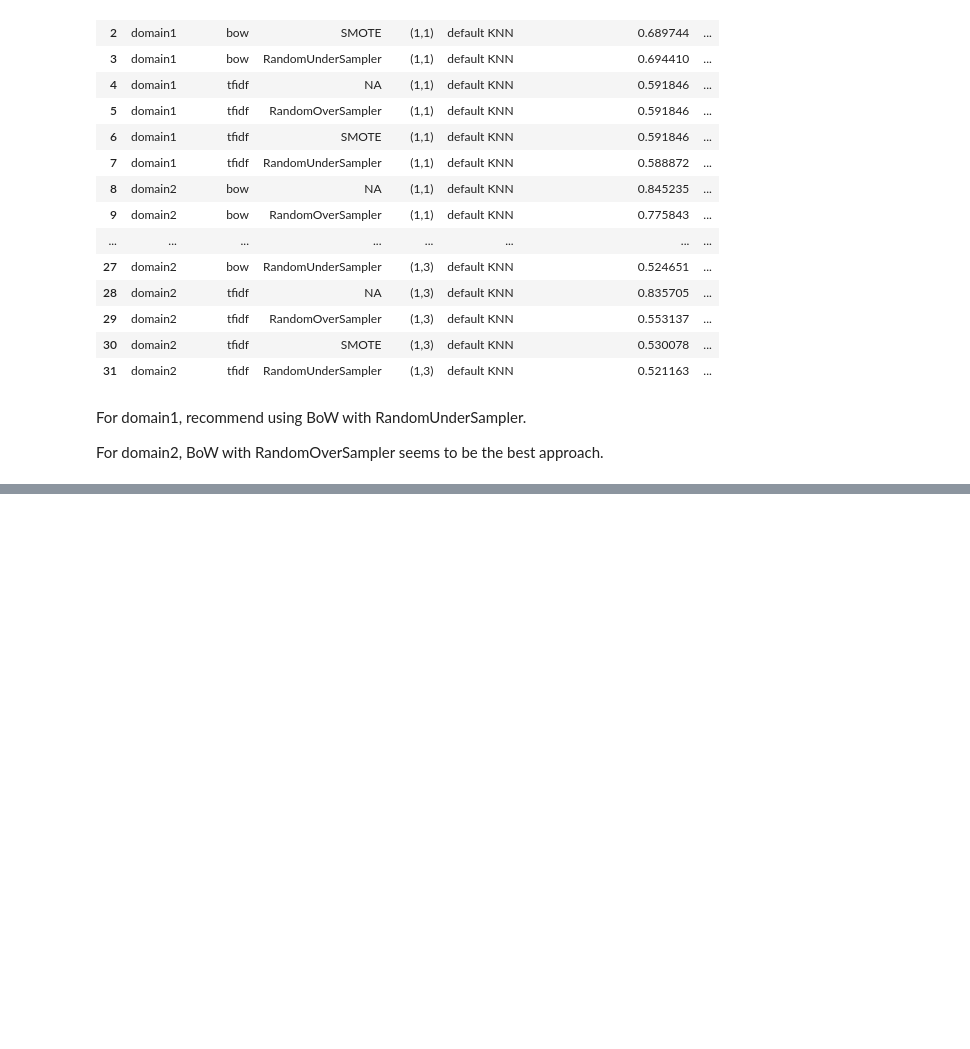
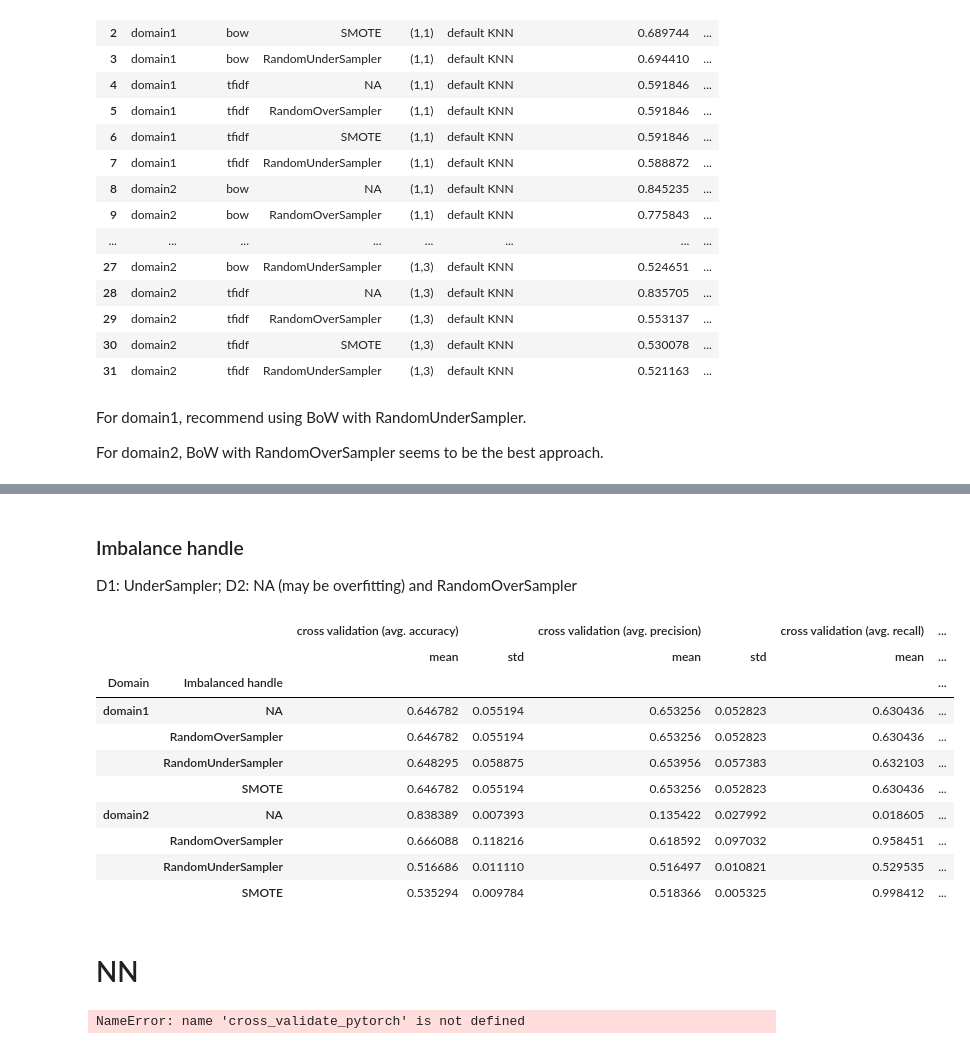
Before and after one commit to hoapple/machine_write_detection, a Jupyter notebook: notebook/KNN.ipynb, the cells around one changed output, grey strips where cells are left out. Cells and saved outputs as stored; diff of their text form; code cells hidden in the pictures; blank space fills up the shorter version.

```diff
--- a/notebook/KNN.ipynb
+++ b/notebook/KNN.ipynb
@@ -246,0 +301,25 @@ For domain2, BoW with RandomOverSampler seems to be the best approach.
+# %% [markdown]
+### Imbalance handle
+D1: UnderSampler; D2: NA (may be overfitting) and RandomOverSampler
+# %%
+agg_metrics = df_results.groupby(['Domain',"Imbalanced handle"]).agg({
+    'cross validation (avg. accuracy)': ['mean', 'std'],
+    'cross validation (avg. precision)': ['mean', 'std'],
+    'cross validation (avg. recall)': ['mean', 'std'],
+    'cross validation (avg. F1)': ['mean', 'std']
+})
+agg_metrics
+# %% [output]
+|  |  | cross validation (avg. accuracy) |  | cross validation (avg. precision) |  | cross validation (avg. recall) | ... |
+|  |  | mean | std | mean | std | mean | ... |
+| Domain | Imbalanced handle |  |  |  |  |  | ... |
+| domain1 | NA | 0.646782 | 0.055194 | 0.653256 | 0.052823 | 0.630436 | ... |
+|  | RandomOverSampler | 0.646782 | 0.055194 | 0.653256 | 0.052823 | 0.630436 | ... |
+|  | RandomUnderSampler | 0.648295 | 0.058875 | 0.653956 | 0.057383 | 0.632103 | ... |
+|  | SMOTE | 0.646782 | 0.055194 | 0.653256 | 0.052823 | 0.630436 | ... |
+| domain2 | NA | 0.838389 | 0.007393 | 0.135422 | 0.027992 | 0.018605 | ... |
+|  | RandomOverSampler | 0.666088 | 0.118216 | 0.618592 | 0.097032 | 0.958451 | ... |
+|  | RandomUnderSampler | 0.516686 | 0.011110 | 0.516497 | 0.010821 | 0.529535 | ... |
+|  | SMOTE | 0.535294 | 0.009784 | 0.518366 | 0.005325 | 0.998412 | ... |
+# %% [markdown]
+# NN
@@ -246,0 +431,10 @@ For domain2, BoW with RandomOverSampler seems to be the best approach.
+# %%
+results2 = []
+train_NN("domain1", data_strings1, y1,1)
+#train_NN("domain2", data_strings2, y2,1)
+#train_NN("domain1", data_strings1, y1,3)
+#train_NN("domain2", data_strings2, y2,3)
+#df_results2 = pd.DataFrame(results2)
+df_results2
+# %% [output]
+NameError: name 'cross_validate_pytorch' is not defined
```
Also changed, not shown: parts of 10 cells of this notebook, 4 other files.
